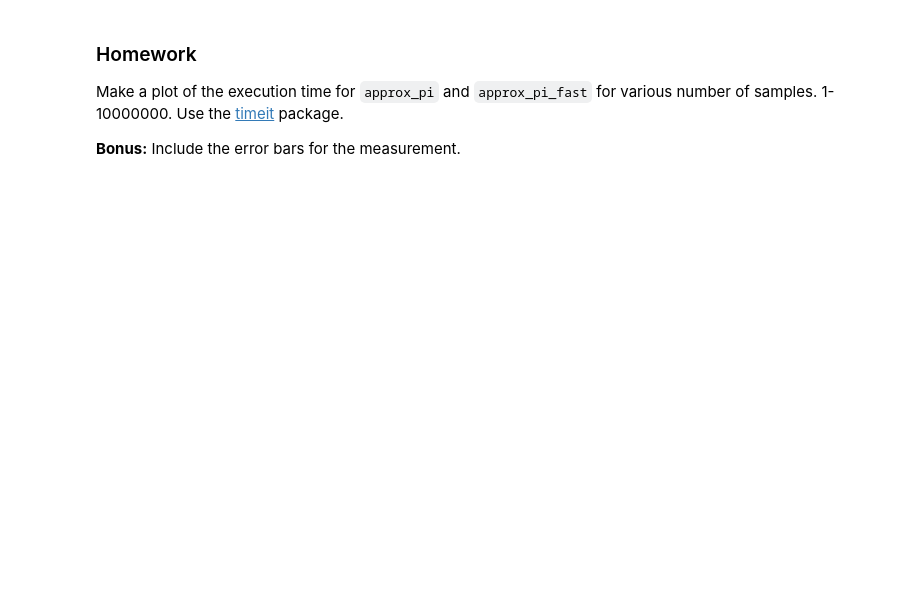
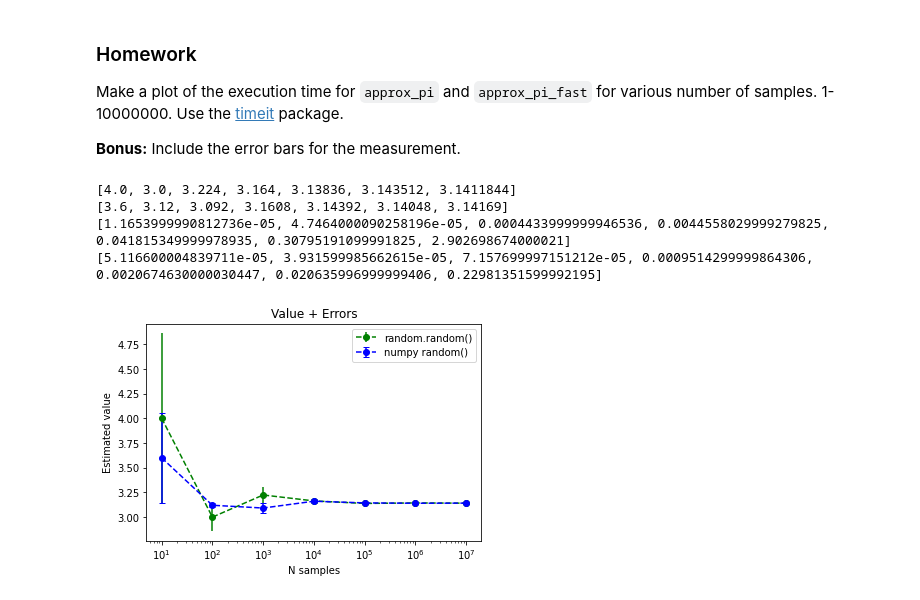
Before and after one commit to postolache/onboarding-ml, a Jupyter notebook: 01. Jupyter and numpy/jupyter-numpy.ipynb, the cells around one changed output. Cells and saved outputs as stored; diff of their text form; code cells hidden in the pictures; blank space fills up the shorter version.

````diff
--- a/01. Jupyter and numpy/jupyter-numpy.ipynb
+++ b/01. Jupyter and numpy/jupyter-numpy.ipynb
@@ -87,3 +99,12 @@ def approx_pi(n):
+# %%
+def approx_pi(n):
+    i = 0
+    for _ in range(n):
+        x = random.random()
+        y = random.random()
+        if((x**2+y**2 )<=1):
+            i += 1
+    return 4*i/n
 # %%
 pis = [ approx_pi(10), approx_pi(100), approx_pi(1000),
         approx_pi(10_000), approx_pi(100_000),  approx_pi(1_000_000)]
@@ -146,3 +182,43 @@ Let's see how much faster we can get
 Make a plot of the execution time for ```approx_pi``` and ```approx_pi_fast``` for various number of samples. 1-10000000. Use the [timeit](https://docs.python.org/3/library/timeit.html) package.
 
 **Bonus:** Include the error bars for the measurement.
+# %%
+import timeit
+pis=[]
+pis_fast=[]
+t=[]
+t_fast=[]
+x=[]
+errors=[]
+for i in np.logspace(start=1, stop=7, num=7 ):
+    #%time pis.append(approx_pi(int(i)))
+    #%time pis_fast.append(approx_pi_fast(int(i)))
+    x.append(i)
+    t.append(timeit.timeit('pis.append(approx_pi(int(i)))', number=1, globals=globals()))
+    t_fast.append(timeit.timeit('pis_fast.append(approx_pi_fast(int(i)))', number=1, globals=globals()))
+print(pis)
+print(pis_fast)
+print(t)
+print(t_fast)
+#errors = [abs(math.pi - approx) for approx in pis]
+for approx in pis:
+    errors.append(abs(math.pi - approx))
+errors_fast = [abs(math.pi - approx) for approx in pis_fast]
+# %% [output]
+[4.0, 3.0, 3.224, 3.164, 3.13836, 3.143512, 3.1411844]
+[3.6, 3.12, 3.092, 3.1608, 3.14392, 3.14048, 3.14169]
+[1.1653999990812736e-05, 4.7464000090258196e-05, 0.0004433999999946536, 0.0044558029999279825, 0.041815349999978935, 0.30795191099991825, 2.902698674000021]
+[5.116600004839711e-05, 3.931599985662615e-05, 7.157699997151212e-05, 0.0009514299999864306, 0.0020674630000030447, 0.020635996999999406, 0.22981351599992195]
+# %%
+plt.figure()                                    # defining a figure
+plt.errorbar(x, pis, fmt='go--',  label="random.random()", yerr=errors)      # label visible in legend
+plt.errorbar(x, pis_fast, fmt='bo--',label="numpy random()", yerr=errors_fast, capsize=3)
+plt.xscale("log")                               # logarithmic scale on x
+#plt.yscale("log")
+plt.xlabel("N samples")
+plt.ylabel("Estimated value")
+plt.legend()                                    # enable the legend
+plt.title("Value + Errors")
+plt.show()
+# %% [output]
+[figure, added]
````
Also changed, not shown: parts of 10 cells of this notebook.
